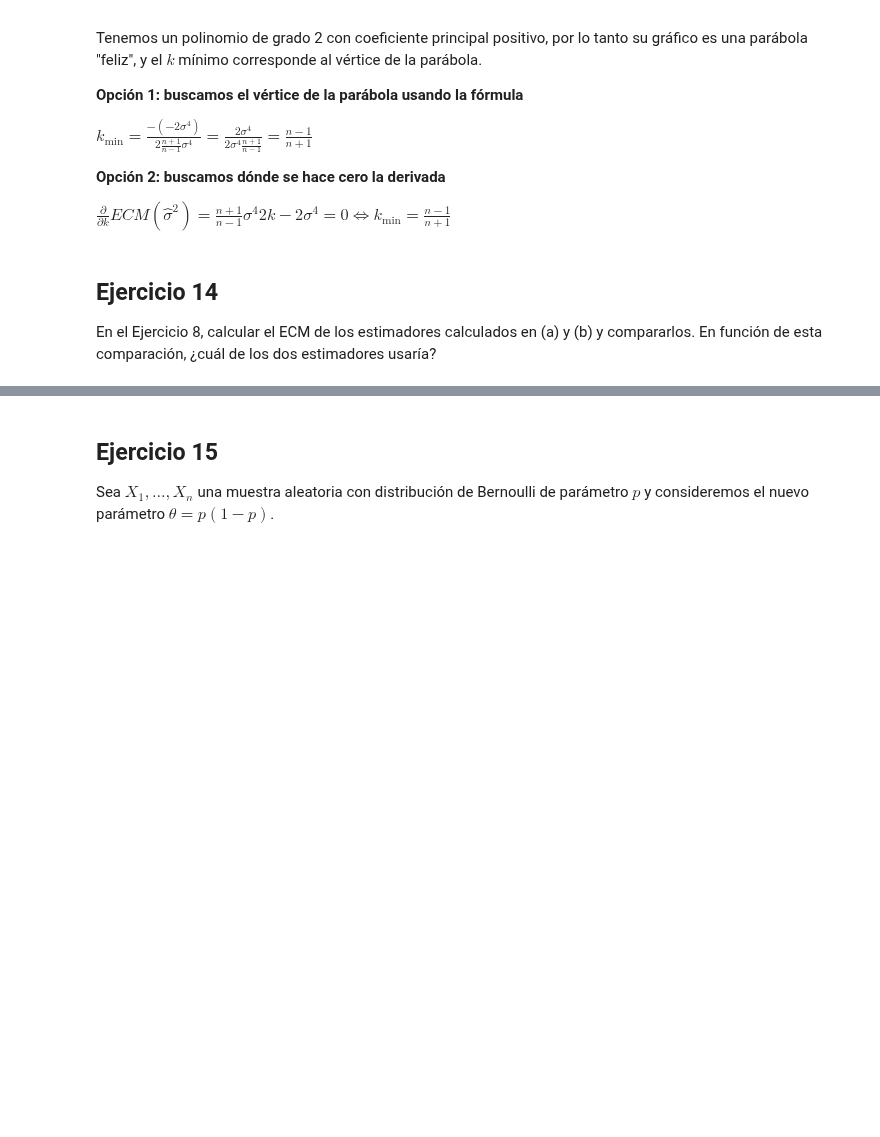
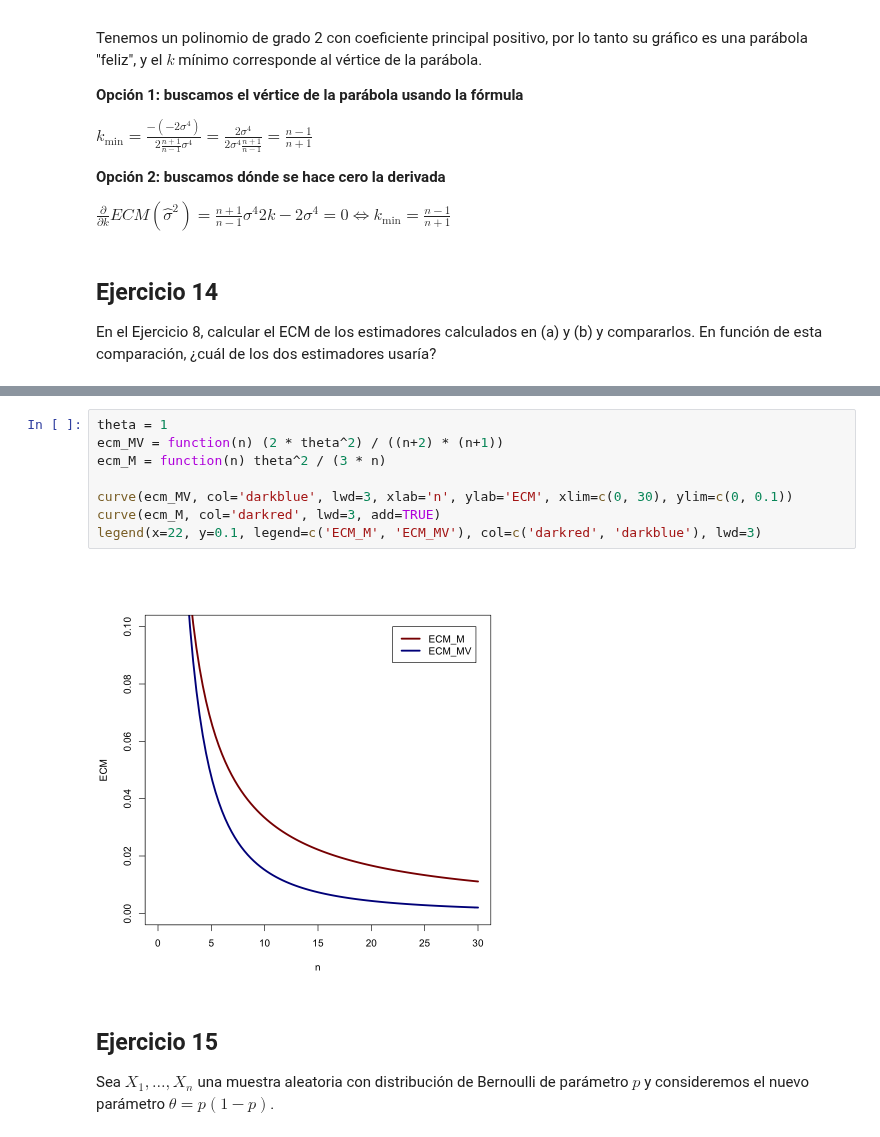
Before and after one commit to honi/uba-probabilidad-y-estadistica, a Jupyter notebook: Soluciones/Práctica7.ipynb, the cells around one changed output, grey strips where cells are left out. Saved outputs shown, nothing was run; the diff lists cells and outputs as text; blank space fills up the shorter version.

```diff
--- a/Soluciones/Práctica7.ipynb
+++ b/Soluciones/Práctica7.ipynb
@@ -891,3 +944,13 @@ $
+# %%
+theta = 1
+ecm_MV = function(n) (2 * theta^2) / ((n+2) * (n+1))
+ecm_M = function(n) theta^2 / (3 * n)
+
+curve(ecm_MV, col='darkblue', lwd=3, xlab='n', ylab='ECM', xlim=c(0, 30), ylim=c(0, 0.1))
+curve(ecm_M, col='darkred', lwd=3, add=TRUE)
+legend(x=22, y=0.1, legend=c('ECM_M', 'ECM_MV'), col=c('darkred', 'darkblue'), lwd=3)
+# %% [output]
+[figure, added]
 # %% [markdown]
 ## Ejercicio 15
 
```
Also changed, not shown: parts of 4 cells of this notebook.
